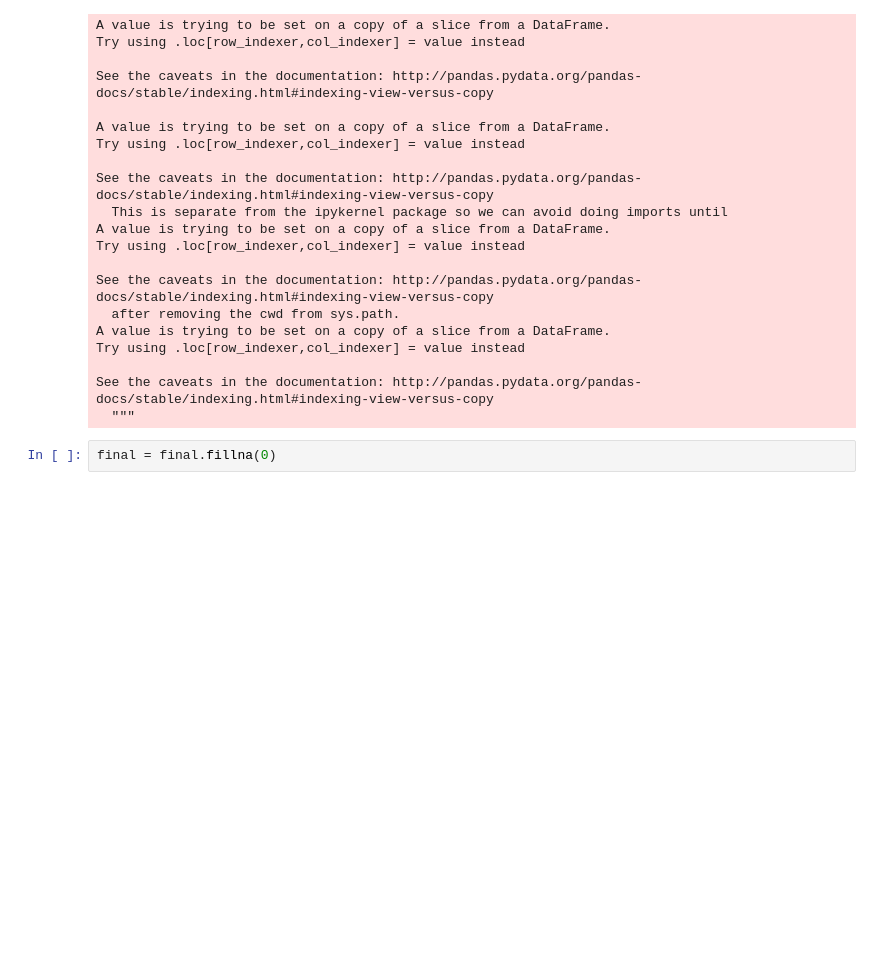
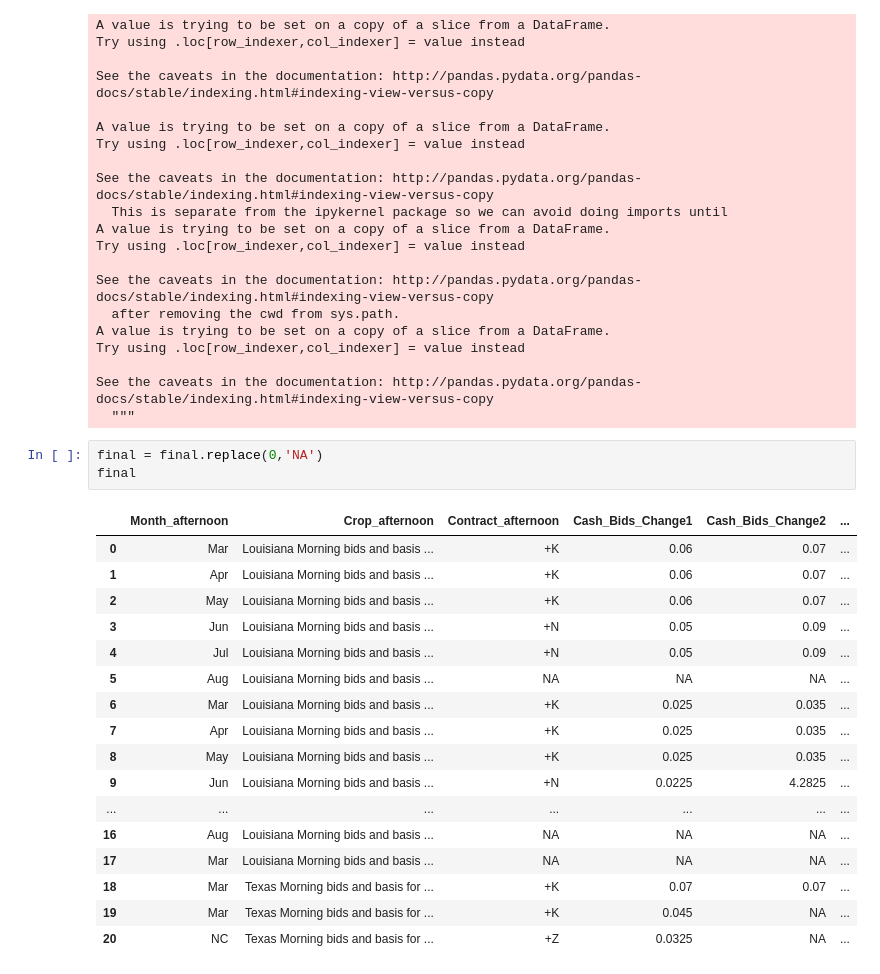
Before and after one commit to Vyshnavidasari31/grain_reports, a Jupyter notebook: jogr112_combine.ipynb, the cells around one changed output. Cells and saved outputs as stored; diff of their text form; blank space fills up the shorter version.

```diff
--- a/jogr112_combine.ipynb
+++ b/jogr112_combine.ipynb
@@ -73,7 +73,26 @@ Try using .loc[row_indexer,col_indexer] = value instead
 See the caveats in the documentation: http://pandas.pydata.org/pandas-docs/stable/indexing.html#indexing-view-versus-copy
   """
 # %%
-final = final.fillna(0)
+final = final.replace(0,'NA')
+final
+# %% [output]
+|  | Month_afternoon | Crop_afternoon | Contract_afternoon | Cash_Bids_Change1 | Cash_Bids_Change2 | ... |
+| 0 | Mar | Louisiana Morning bids and basis ... | +K | 0.06 | 0.07 | ... |
+| 1 | Apr | Louisiana Morning bids and basis ... | +K | 0.06 | 0.07 | ... |
+| 2 | May | Louisiana Morning bids and basis ... | +K | 0.06 | 0.07 | ... |
+| 3 | Jun | Louisiana Morning bids and basis ... | +N | 0.05 | 0.09 | ... |
+| 4 | Jul | Louisiana Morning bids and basis ... | +N | 0.05 | 0.09 | ... |
+| 5 | Aug | Louisiana Morning bids and basis ... | NA | NA | NA | ... |
+| 6 | Mar | Louisiana Morning bids and basis ... | +K | 0.025 | 0.035 | ... |
+| 7 | Apr | Louisiana Morning bids and basis ... | +K | 0.025 | 0.035 | ... |
+| 8 | May | Louisiana Morning bids and basis ... | +K | 0.025 | 0.035 | ... |
+| 9 | Jun | Louisiana Morning bids and basis ... | +N | 0.0225 | 4.2825 | ... |
+| ... | ... | ... | ... | ... | ... | ... |
+| 16 | Aug | Louisiana Morning bids and basis ... | NA | NA | NA | ... |
+| 17 | Mar | Louisiana Morning bids and basis ... | NA | NA | NA | ... |
+| 18 | Mar | Texas Morning bids and basis for ... | +K | 0.07 | 0.07 | ... |
+| 19 | Mar | Texas Morning bids and basis for ... | +K | 0.045 | NA | ... |
+| 20 | NC | Texas Morning bids and basis for ... | +Z | 0.0325 | NA | ... |
 # %%
 final
 # %% [output]
```
Also changed, not shown: parts of 4 cells of this notebook.
